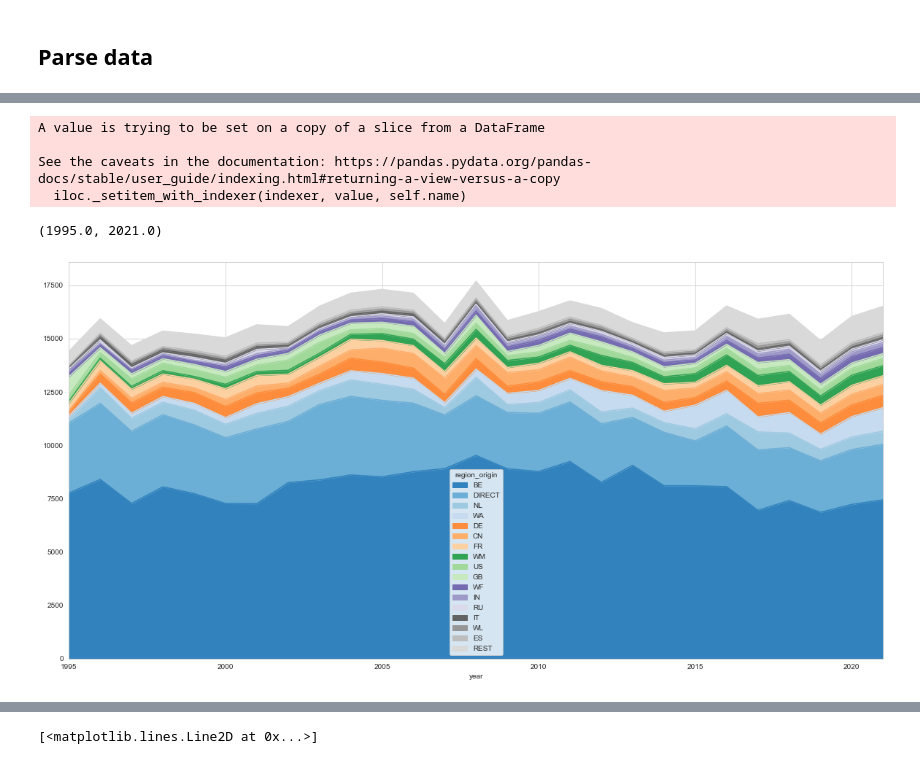
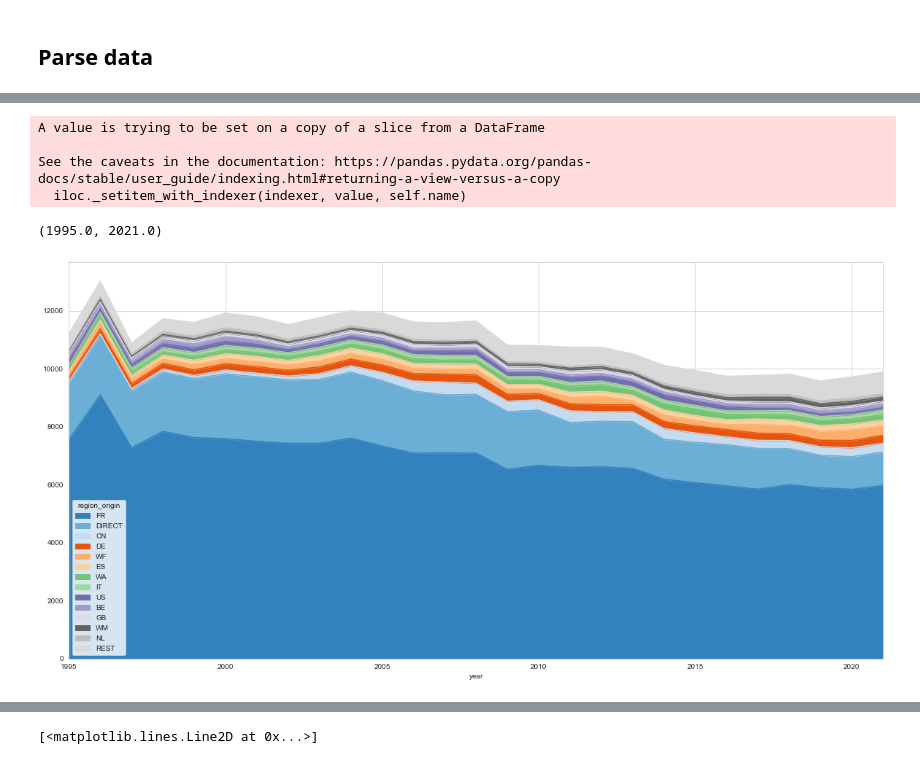
Before and after one commit to thomasgibon/io-footprinting, a Jupyter notebook: miniprojet_mines/4_decoupling.ipynb, the cells around one changed output, grey strips where cells are left out. Drawn from its saved outputs; the diff is of its cells as text; code cells hidden in the pictures.

```diff
--- a/miniprojet_mines/4_decoupling.ipynb
+++ b/miniprojet_mines/4_decoupling.ipynb
@@ -118,0 +103,2 @@ io.satellite.unit
+# %%
+ind = 'GHG emissions (GWP100) | Problem oriented approach: baseline (CML, 2001) | GWP100 (IPCC, 2007)'
@@ -192,26 +365,28 @@ pop.index.names=['region','year']
 GHG_cons_by_origin_cap = GHG_cons_by_origin/pop
 GHG_cons_by_sector_cap = GHG_cons_by_sector/pop
 # %%
-c = 'BE'
+c = 'FR'
 t = .95
 df = GHG_cons_by_origin_cap
 
 cumul = df[c].sum(1)
 GHG_cut = (cumul/cumul.sum()).sort_values(ascending=False).cumsum()
 
 GHG_to_plot = df.loc[GHG_cut<t]
 GHG_to_plot.loc['REST'] = df.loc[GHG_cut>=t].sum()
 order = GHG_cut.index[GHG_cut<t].tolist() + ['REST']
 
-ax = GHG_to_plot.loc[order][c].T.plot.area(stacked=True, figsize=(20,10), cmap='tab20c')
+ax = GHG_to_plot.loc[order][c].T.plot.area(stacked=True,
+                                           figsize=(20,10),
+                                           cmap='tab20c')
 ax.set_xlim((years[0],years[-1]))
 # %% [output]
 A value is trying to be set on a copy of a slice from a DataFrame
 
 See the caveats in the documentation: https://pandas.pydata.org/pandas-docs/stable/user_guide/indexing.html#returning-a-view-versus-a-copy
   iloc._setitem_with_indexer(indexer, value, self.name)
 (1995.0, 2021.0)
-[figure, old version]
+[figure, new version]
 # %%
 # There is a "value added" row in the impact matrix, let's see if it matches calculated GDP...
 gdp1 = data[ref_year]['D_cba']['FR'].loc['Value Added'].sum()
```
Also changed, not shown: parts of 37 cells of this notebook.
